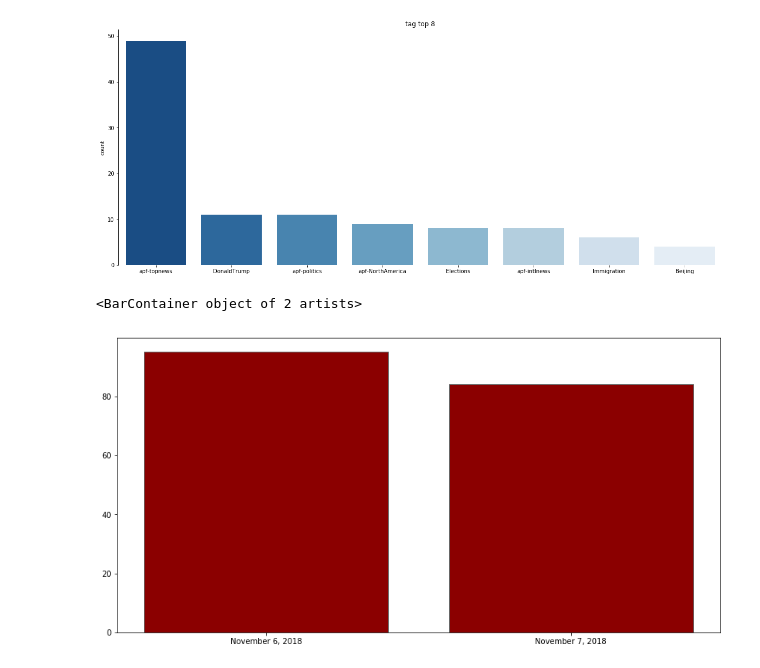
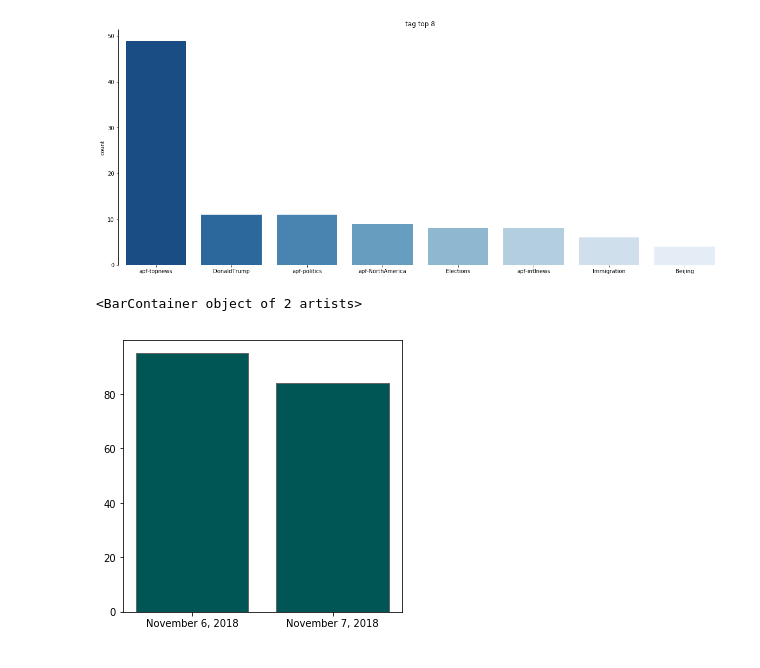
Before and after one commit to yaonuan1995/python-data-assignments, a Jupyter notebook: Assignment2/apnews analyst.ipynb, the cells around one changed output. Drawn from its saved outputs; the diff is of its cells as text; code cells hidden in the pictures.

```diff
--- a/Assignment2/apnews analyst.ipynb
+++ b/Assignment2/apnews analyst.ipynb
@@ -176,8 +132,8 @@ df = pd.read_csv('apnews.csv')
 # %%
 tag_counts=df['Time'].value_counts()[:8].sort_values(ascending=False)
 Time = pd.DataFrame(tag_counts)
-fig = plt.figure(figsize=(14,7))
-plt.bar(Time.index, Time.Time,color = '#8B0000',edgecolor = '#666666')
+fig = plt.figure(figsize=(5,5))
+plt.bar(Time.index, Time.Time,color = '#005555',edgecolor = '#666666')
 # %% [output]
 <BarContainer object of 2 artists>
-[figure, old version]
+[figure, new version]
```
Also changed, not shown: parts of 6 cells of this notebook, 2 other files.
